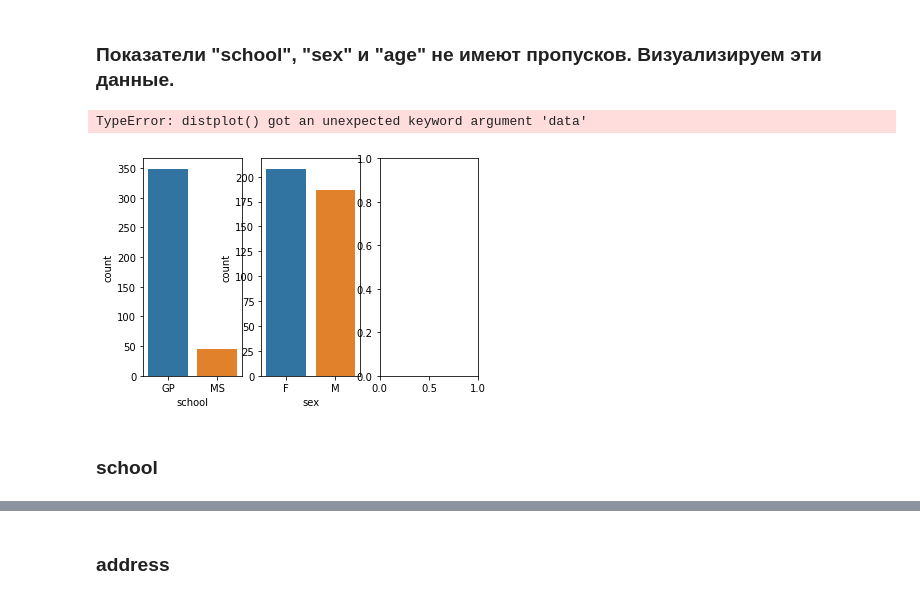
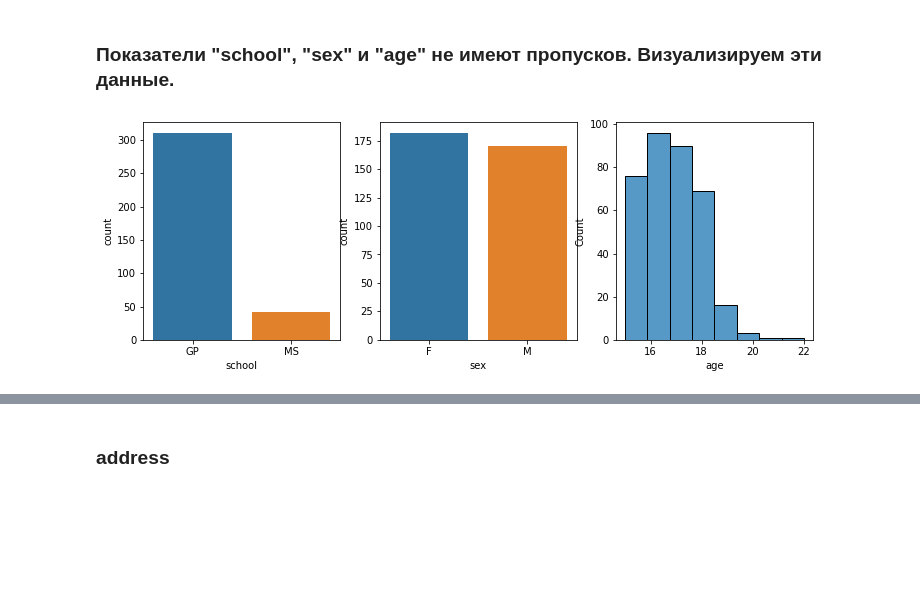
Before and after one commit to Golovolastik/skillfactory_rds, a Jupyter notebook: module_2/stud_math.ipynb, the cells around one changed output, grey strips where cells are left out. Drawn from its saved outputs; the diff is of its cells as text; code cells hidden in the pictures; blank space fills up the shorter version.

```diff
--- a/module_2/stud_math.ipynb
+++ b/module_2/stud_math.ipynb
@@ -106,14 +106,10 @@ Name: score, dtype: float64
 # %% [markdown]
 ### Показатели "school", "sex" и "age" не имеют пропусков. Визуализируем эти данные.
 # %%
-fig, axes = plt.subplots(1, 3)
+fig, axes = plt.subplots(1, 3, figsize = (12, 4))
 sns.countplot(ax = axes[0], data = df, x = df.school)
 sns.countplot(ax = axes[1], data = df, x = df.sex)
-sns.distplot(data = df.age, kde = False, bins = 8)
-
+sns.histplot(ax = axes[2], data = df.age, kde = False, bins = 8)
 plt.show()
 # %% [output]
-TypeError: distplot() got an unexpected keyword argument 'data'
-[figure, old version]
+[figure, new version]
-# %% [markdown]
-### school
```
Also changed, not shown: parts of 15 cells of this notebook.
